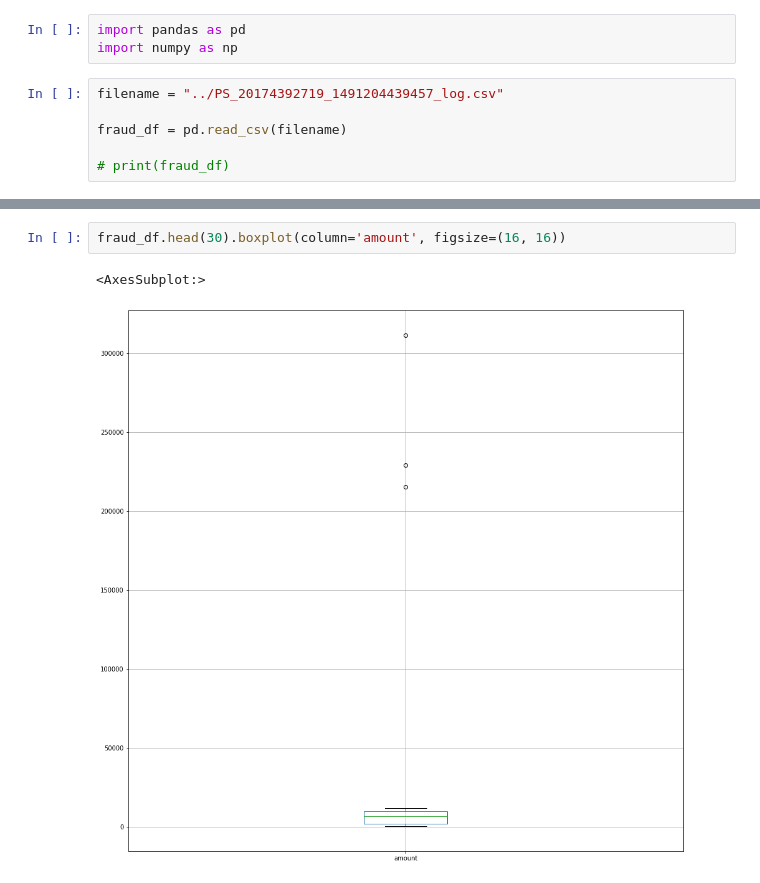
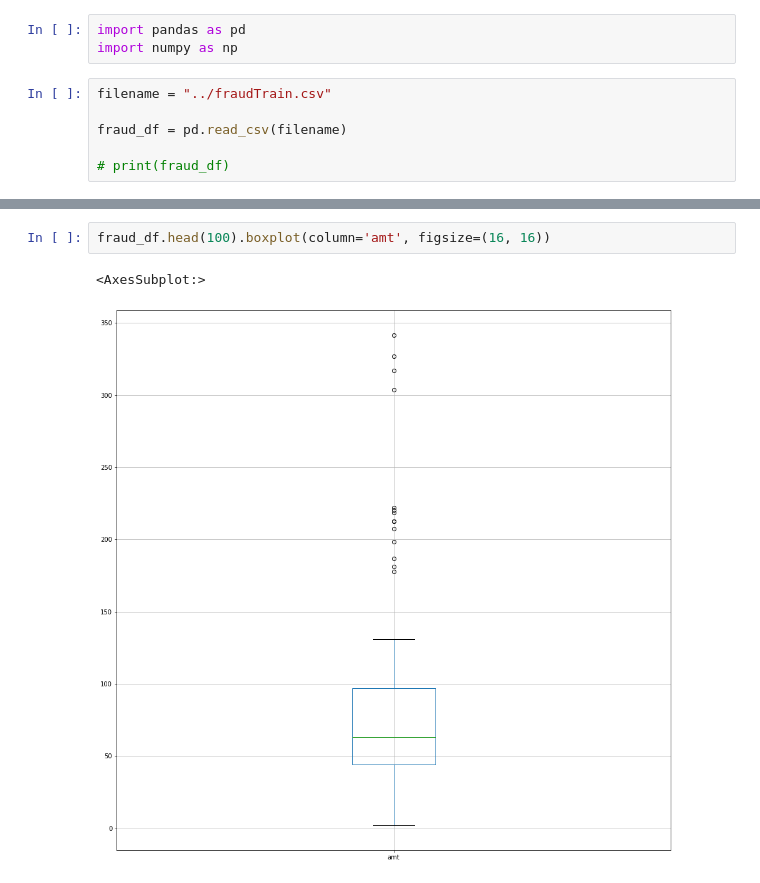
Before and after one commit to cwperks/eai6000_group5, a Jupyter notebook: week1/cperkins_week1_eda.ipynb, the cells around one changed output, grey strips where cells are left out. Saved outputs shown, nothing was run; the diff lists cells and outputs as text.

```diff
--- a/week1/cperkins_week1_eda.ipynb
+++ b/week1/cperkins_week1_eda.ipynb
@@ -6,7 +6,7 @@
 import pandas as pd
 import numpy as np
 # %%
-filename = "../PS_20174392719_1491204439457_log.csv"
+filename = "../fraudTrain.csv"
 
 fraud_df = pd.read_csv(filename)
 
@@ -34,5 +36,5 @@ fraud_df.describe()
 # %%
-fraud_df.head(30).boxplot(column='amount', figsize=(16, 16))
+fraud_df.head(100).boxplot(column='amt', figsize=(16, 16))
 # %% [output]
 <AxesSubplot:>
-[figure, old version]
+[figure, new version]
```
Also changed, not shown: parts of 9 cells of this notebook, 2 other files.
